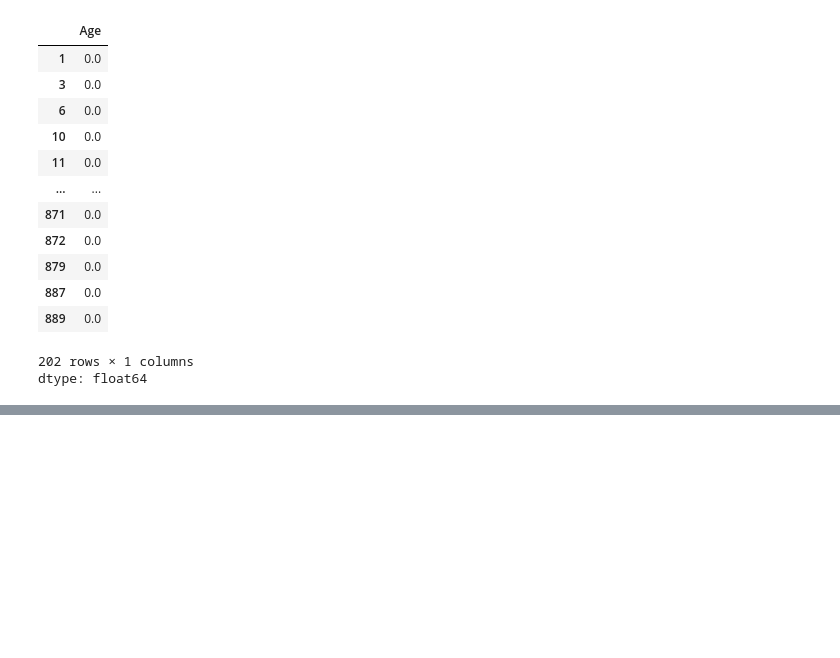
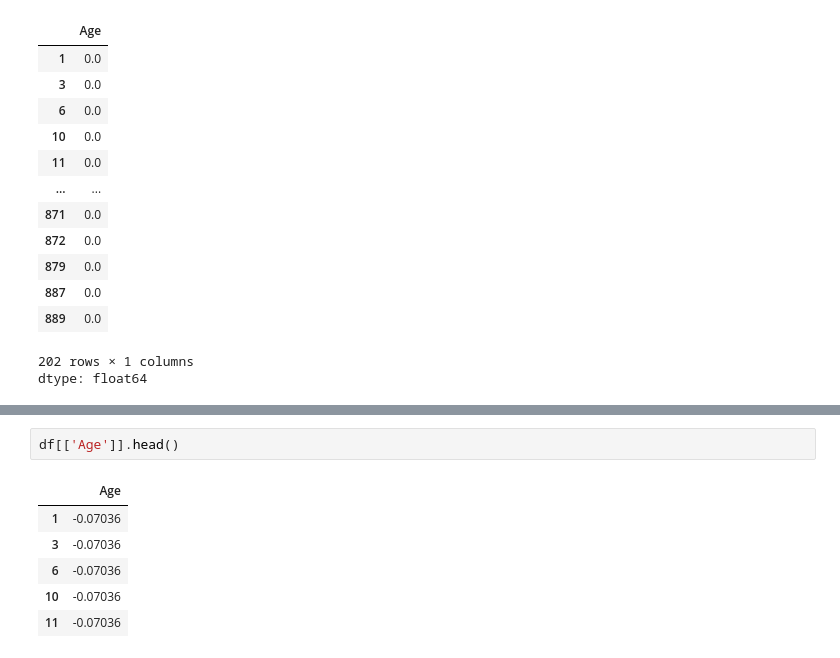
Before and after one commit to deepu002508/ADM, a Jupyter notebook: LAB_01.ipynb, the cells around one changed output, grey strips where cells are left out. Saved outputs shown, nothing was run; the diff lists cells and outputs as text; blank space fills up the shorter version.

```diff
--- a/LAB_01.ipynb
+++ b/LAB_01.ipynb
@@ -216,0 +203,9 @@ dtype: float64
+# %%
+df[['Age']].head()
+# %% [output]
+|  | Age |
+| 1 | -0.07036 |
+| 3 | -0.07036 |
+| 6 | -0.07036 |
+| 10 | -0.07036 |
+| 11 | -0.07036 |
```
Also changed, not shown: parts of 6 cells of this notebook.
